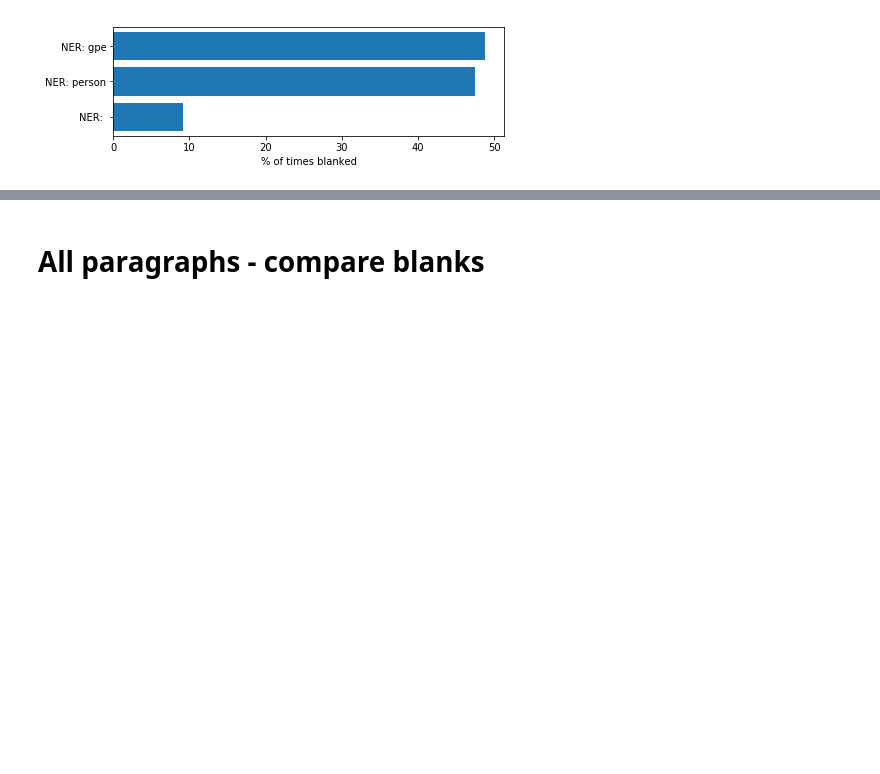
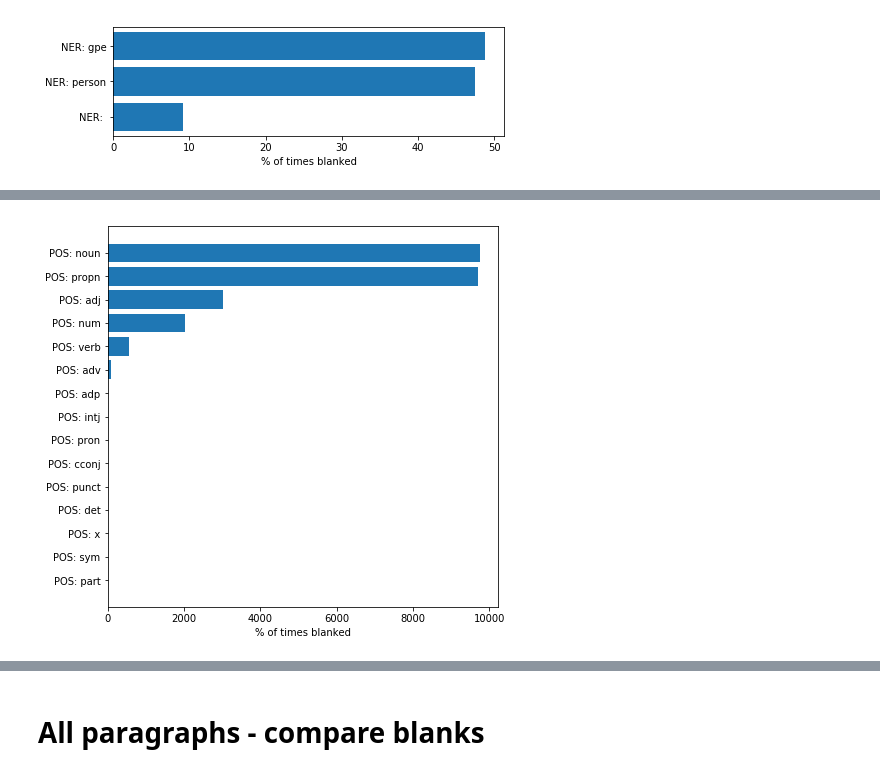
Before and after one commit to davestanley/mindpocket, a Jupyter notebook: train_model/articles_batch5.0/entropy_90_10_model6e0c37/test_performance_model.ipynb, the cells around one changed output, grey strips where cells are left out. Cells and saved outputs as stored; diff of their text form; code cells hidden in the pictures; blank space fills up the shorter version.

```diff
--- a/train_model/articles_batch5.0/entropy_90_10_model6e0c37/test_performance_model.ipynb
+++ b/train_model/articles_batch5.0/entropy_90_10_model6e0c37/test_performance_model.ipynb
@@ -1360,0 +1363,20 @@ plt.show()
+# %%
+df = pd.DataFrame(data=d)
+
+df3 = df.loc[df['pos'] == 'PROPN']
+print ('Lenth = {}'.format(str(len(df))))
+print(df3.head())           # Hmmm
+
+xlabs=[]
+yvals=[]
+
+# Search through keys and unique items therein, counting "Trues"
+keys = ['pos']
+for k in keys:
+    for item in list(set(d[k])):
+        df2 = df.loc[df[k] == item]
+        mysum = df2.sum()['tags']
+        N = len(df2)
+
+        xlabs.append(k.upper() + ': ' + item.lower())
+        yvals.append(mysum)
@@ -1360,0 +1391,26 @@ plt.show()
+# %%
+
+
+df = pd.DataFrame(data={'xlabs':xlabs,'yvals':yvals})
+df = df.sort_values(by='yvals',ascending=True)
+df
+
+figure(num=None, figsize=(7,7),facecolor='w', edgecolor='k')
+bars = df['xlabs']
+y_pos = np.arange(len(bars))
+val = df['yvals']
+
+# Make fake dataset
+y_pos = np.arange(len(bars))
+
+# Create horizontal bars
+plt.barh(y_pos, val)
+
+# Create names on the y-axis
+plt.yticks(y_pos, bars)
+
+plt.xlabel('% of times blanked')
+# Show graphic
+plt.show()
+# %% [output]
+[figure, added]
```
Also changed, not shown: parts of 3 cells of this notebook, 1 other file.
